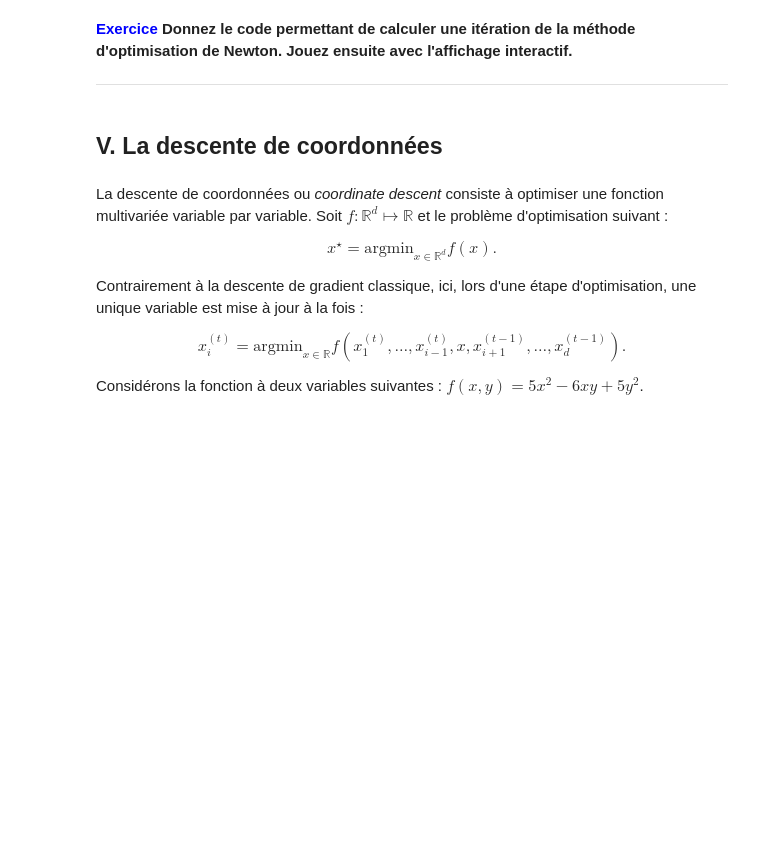
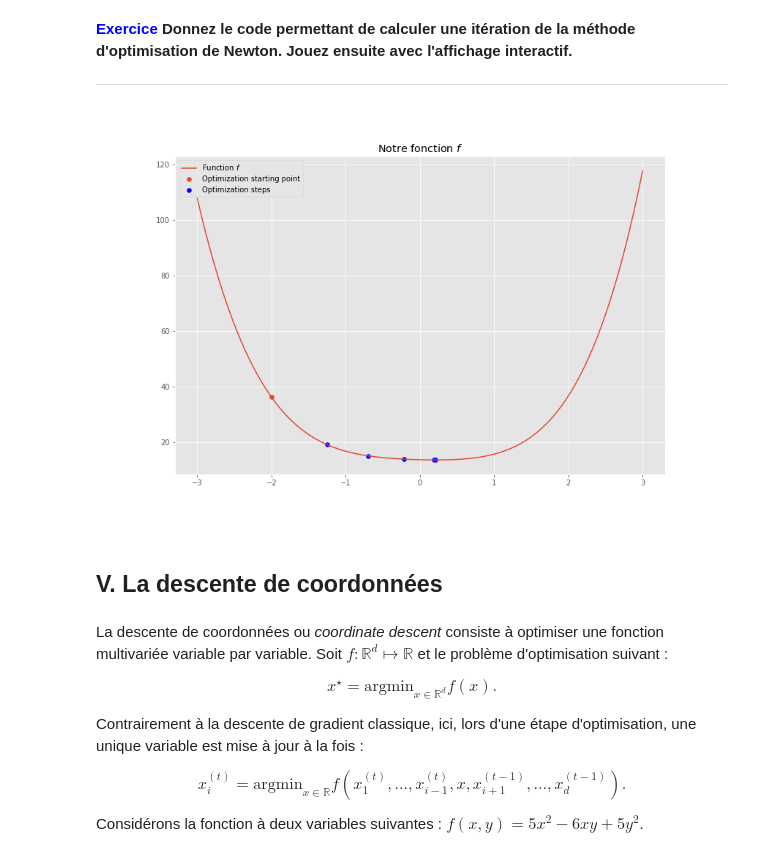
Before and after one commit to melodyrous/MIASHS2, a Jupyter notebook: opti&regul/optimization.ipynb, the cells around one changed output. Saved outputs shown, nothing was run; the diff lists cells and outputs as text; code cells hidden in the pictures; blank space fills up the shorter version.

```diff
--- a/opti&regul/optimization.ipynb
+++ b/opti&regul/optimization.ipynb
@@ -700,31 +743,33 @@ plot_curve(x_start)
 # %%
 def f_prime(x):
     return 2*x-1.7+4*x**3+np.exp(x)
 
 def f_prime_prime(x):
     return 2+12*x**2+np.exp(x)
 
 class NewtonMethod(object):
     def optimize(self, x_start, nb_iterations=15):
 
 
 
         optimization_steps = []
         x_t = x_start
 
         for i in range(nb_iterations):
             ####### Complete this part ######## or die ####################
-            x_t = ...
+            x_t = x_t - f_prime(x_t) / f_prime_prime(x_t)
             ###############################################################
 
             optimization_steps.append([x_t, f(x_t)])
 
         return np.array(optimization_steps)
 
 newton = NewtonMethod()
 
 optimization_steps = newton.optimize(-2, nb_iterations=5)
 plot_curve(-2, optimization_steps)
+# %% [output]
+[figure, added]
 # %%
 # L'affichage suivant interactif va nous permettre de tester les différents paramètres de notre optimiseur.
 
```
Also changed, not shown: parts of 15 cells of this notebook.
